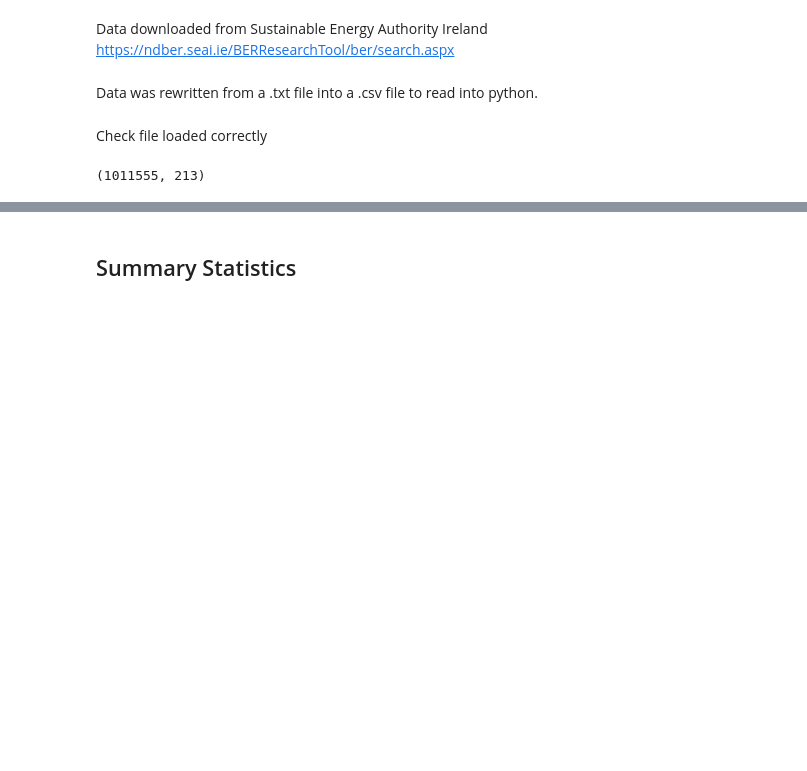
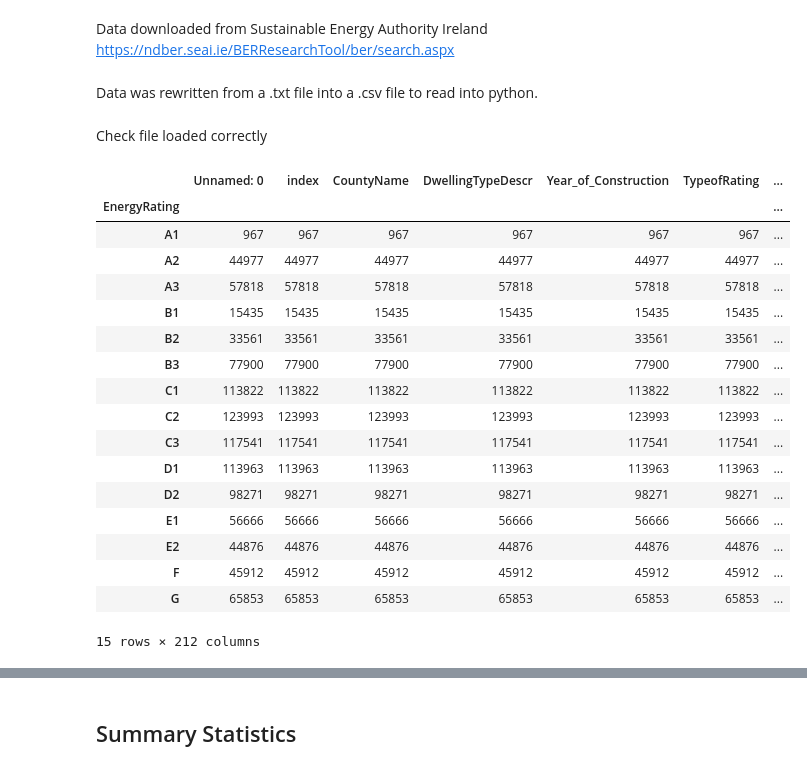
Before and after one commit to codefromjames/eire.energy, a Jupyter notebook: Building Energy Rating Prediction.ipynb, the cells around one changed output, grey strips where cells are left out. Drawn from its saved outputs; the diff is of its cells as text; code cells hidden in the pictures; blank space fills up the shorter version.

```diff
--- a/Building Energy Rating Prediction.ipynb
+++ b/Building Energy Rating Prediction.ipynb
@@ -36,8 +36,26 @@ df = pd.read_csv('project/BER/ber.csv', low_memory = False)
 Check file loaded correctly
 # %%
 df.shape
+df.groupby(['EnergyRating']).count()
 # %% [output]
+|  | Unnamed: 0 | index | CountyName | DwellingTypeDescr | Year_of_Construction | TypeofRating | ... |
+| EnergyRating |  |  |  |  |  |  | ... |
+| A1 | 967 | 967 | 967 | 967 | 967 | 967 | ... |
+| A2 | 44977 | 44977 | 44977 | 44977 | 44977 | 44977 | ... |
+| A3 | 57818 | 57818 | 57818 | 57818 | 57818 | 57818 | ... |
+| B1 | 15435 | 15435 | 15435 | 15435 | 15435 | 15435 | ... |
+| B2 | 33561 | 33561 | 33561 | 33561 | 33561 | 33561 | ... |
+| B3 | 77900 | 77900 | 77900 | 77900 | 77900 | 77900 | ... |
+| C1 | 113822 | 113822 | 113822 | 113822 | 113822 | 113822 | ... |
+| C2 | 123993 | 123993 | 123993 | 123993 | 123993 | 123993 | ... |
+| C3 | 117541 | 117541 | 117541 | 117541 | 117541 | 117541 | ... |
+| D1 | 113963 | 113963 | 113963 | 113963 | 113963 | 113963 | ... |
+| D2 | 98271 | 98271 | 98271 | 98271 | 98271 | 98271 | ... |
+| E1 | 56666 | 56666 | 56666 | 56666 | 56666 | 56666 | ... |
+| E2 | 44876 | 44876 | 44876 | 44876 | 44876 | 44876 | ... |
+| F | 45912 | 45912 | 45912 | 45912 | 45912 | 45912 | ... |
+| G | 65853 | 65853 | 65853 | 65853 | 65853 | 65853 | ... |
-(1011555, 213)
+15 rows × 212 columns
 # %%
 df.head()
 # %% [output]
```
Also changed, not shown: parts of 2 cells of this notebook.
